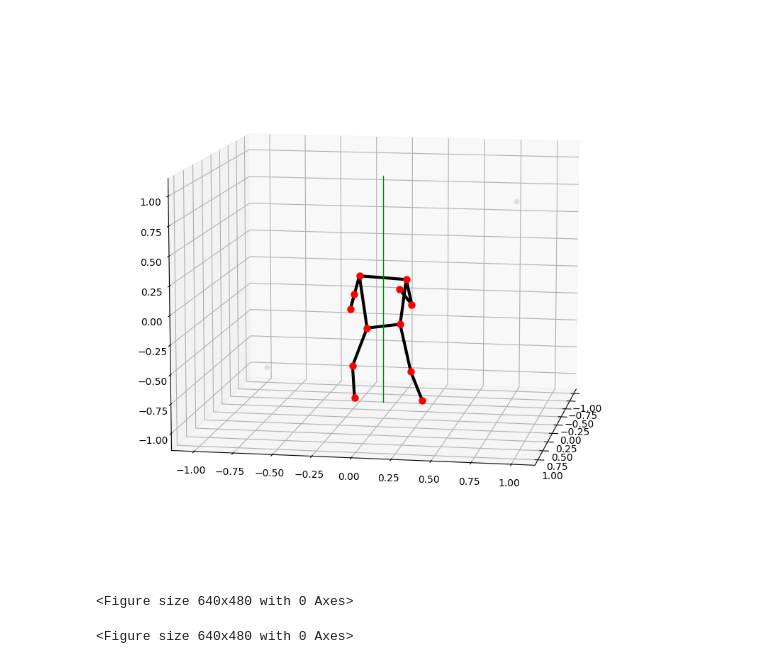
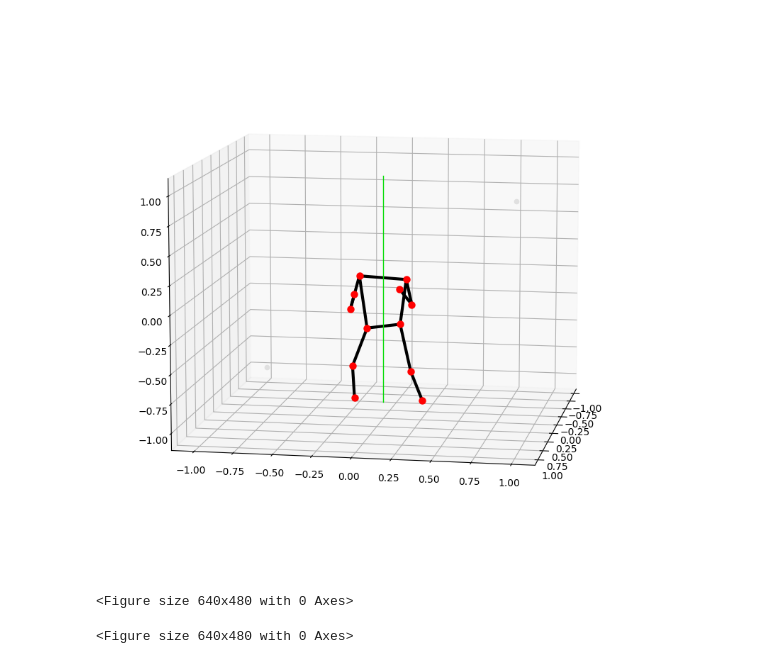
Before and after one commit to BRUT4LxD/pose-estimation, a Jupyter notebook: Pose esitmation.ipynb, the cells around one changed output. Saved outputs shown, nothing was run; the diff lists cells and outputs as text; code cells hidden in the pictures.

```diff
--- a/Pose esitmation.ipynb
+++ b/Pose esitmation.ipynb
@@ -108,7 +108,7 @@ _BGR_CHANNELS = 3
 WHITE_COLOR = (224, 224, 224)
 BLACK_COLOR = (0, 0, 0)
 RED_COLOR = (0, 0, 255)
-GREEN_COLOR = (0, 128, 0)
+GREEN_COLOR = (0, 220, 0)
 BLUE_COLOR = (255, 0, 0)
 # %%
 from mediapipe.framework.formats import landmark_pb2
@@ -317,27 +302,27 @@ def draw_landmarks(
 # %%
 img_path = './../data/img1.png'
 vid_path = './../data/vid1.png'
 
 r = {}
 with mp_pose.Pose(
     static_image_mode=True,
     min_detection_confidence=0.5,
     min_tracking_confidence=0.5,
     model_complexity=2) as pose:
     image = cv2.imread(img_path)
     results = pose.process(cv2.cvtColor(image, cv2.COLOR_BGR2RGB))
     r = results
-    draw_landarks(
+    draw_landmarks(
         image,
         results.pose_landmarks,
         mp_pose.POSE_CONNECTIONS,
         landmark_drawing_spec=mp_drawing_styles.get_default_pose_landmarks_style())
-    plt_img = plot_landmarks(results.pose_world_landmarks, mp_pose.POSE_CONNECTIONS, show=True, save_path='3dpic.png')
+    plt_img = plot_landmarks_3d(results.pose_world_landmarks, mp_pose.POSE_CONNECTIONS, show=True, save_path='3dpic.png')
     cv2.imshow("Someimage",image)
     cv2.waitKey(0)
     cv2.destroyAllWindows()
 # %% [output]
-[figure, old version]
+[figure, new version]
 <Figure size 640x480 with 0 Axes>
 # %%
 def from_video_front(path, save=True):
```
Also changed, not shown: parts of 3 cells of this notebook, 3 other files.
